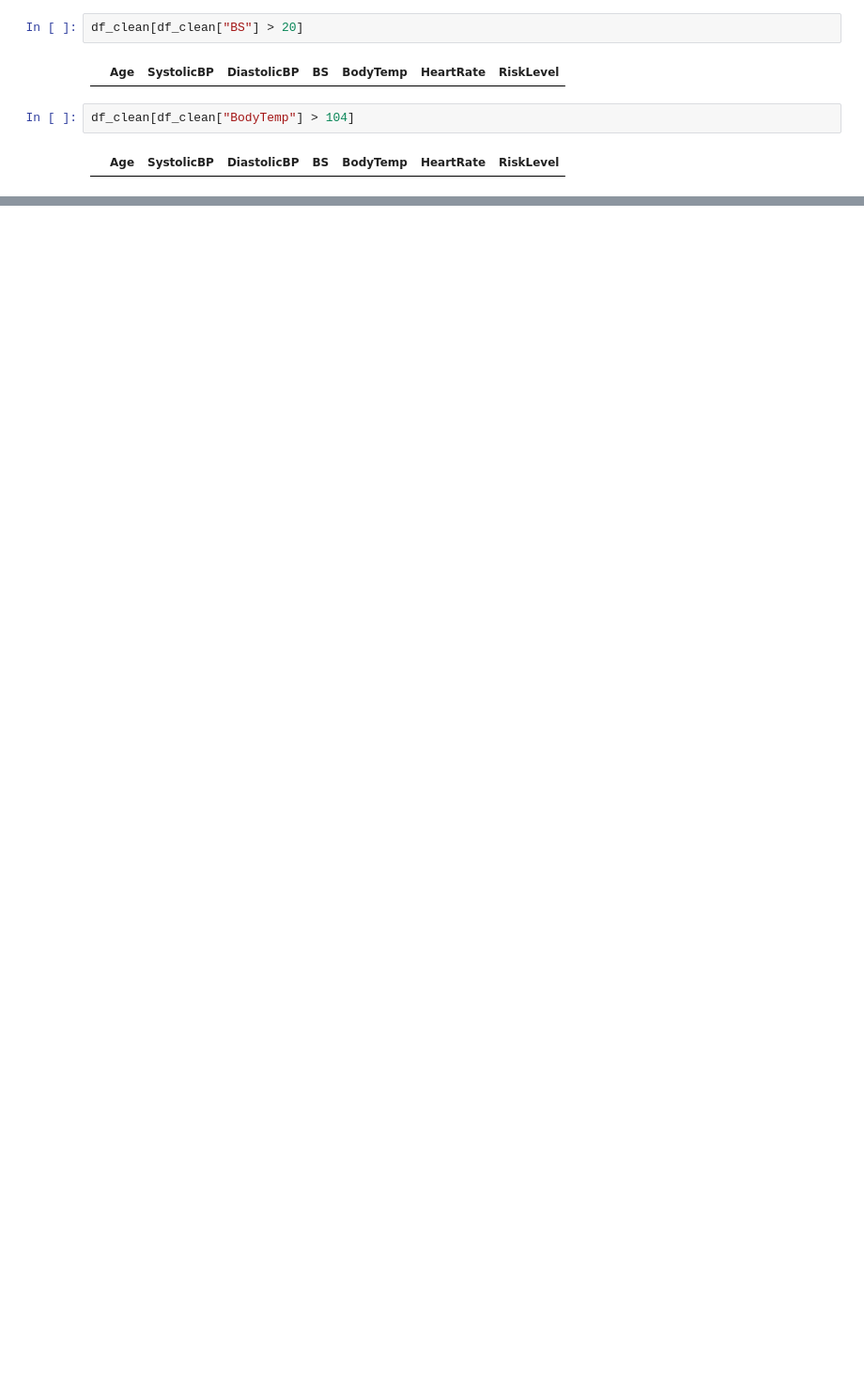
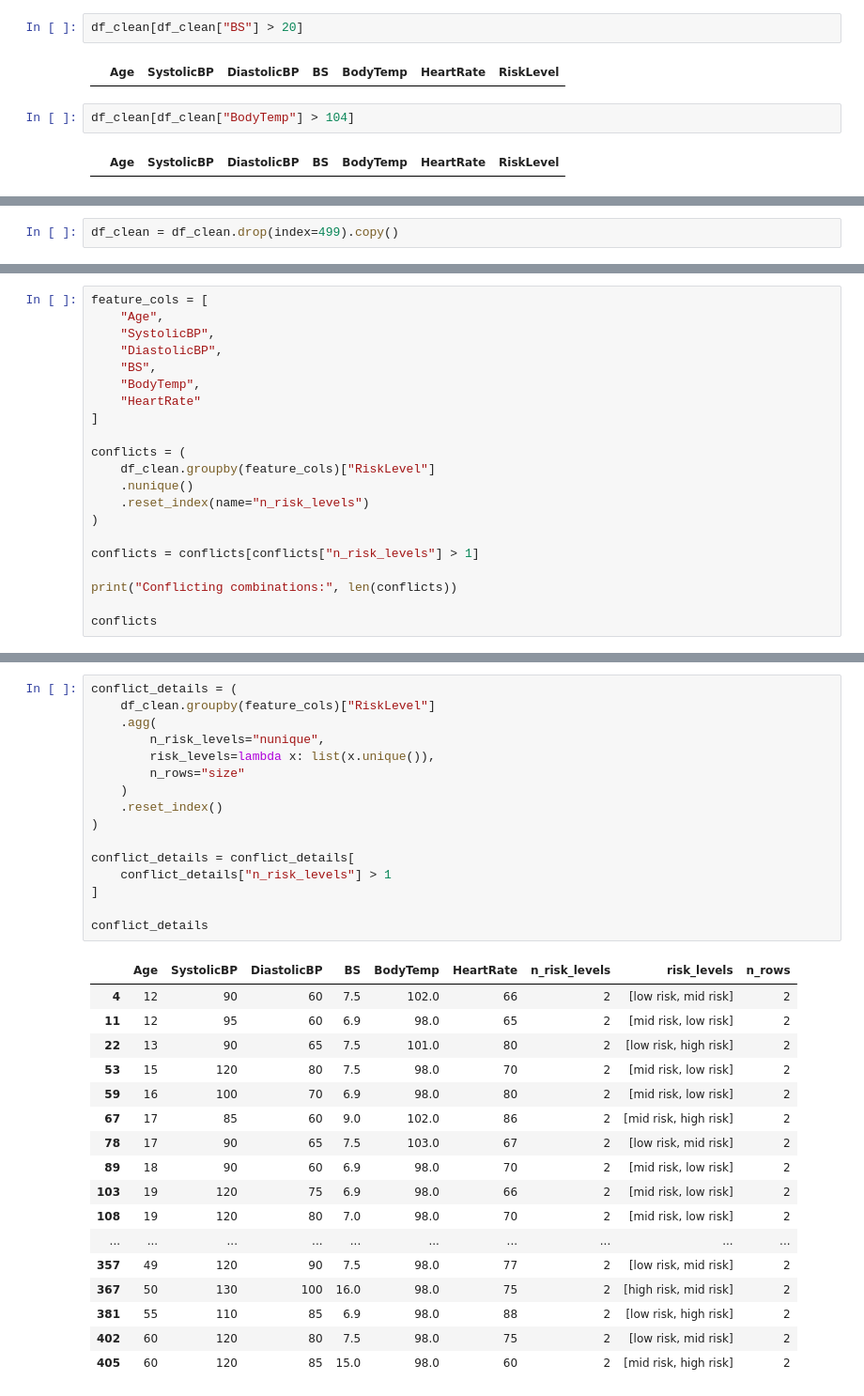
Before and after one commit to xloli20/SIC-MATERNAL-AI, a Jupyter notebook: ml/notebooks/preprocessing.ipynb, the cells around one changed output, grey strips where cells are left out. Shown at 94% size. Saved outputs shown, nothing was run; the diff lists cells and outputs as text; blank space fills up the shorter version.

Commit message:
data: clean and analyze dataset duplicates and conflicts

```diff
--- a/ml/notebooks/preprocessing.ipynb
+++ b/ml/notebooks/preprocessing.ipynb
@@ -314,0 +298,2 @@ df_clean.loc[499, "RiskLevel"]
+# %%
+df_clean = df_clean.drop(index=499).copy()
@@ -314,0 +393,21 @@ df_clean.loc[499, "RiskLevel"]
+# %%
+feature_cols = [
+    "Age",
+    "SystolicBP",
+    "DiastolicBP",
+    "BS",
+    "BodyTemp",
+    "HeartRate"
+]
+
+conflicts = (
+    df_clean.groupby(feature_cols)["RiskLevel"]
+    .nunique()
+    .reset_index(name="n_risk_levels")
+)
+
+conflicts = conflicts[conflicts["n_risk_levels"] > 1]
+
+print("Conflicting combinations:", len(conflicts))
+
+conflicts
@@ -314,0 +433,34 @@ df_clean.loc[499, "RiskLevel"]
+# %%
+conflict_details = (
+    df_clean.groupby(feature_cols)["RiskLevel"]
+    .agg(
+        n_risk_levels="nunique",
+        risk_levels=lambda x: list(x.unique()),
+        n_rows="size"
+    )
+    .reset_index()
+)
+
+conflict_details = conflict_details[
+    conflict_details["n_risk_levels"] > 1
+]
+
+conflict_details
+# %% [output]
+|  | Age | SystolicBP | DiastolicBP | BS | BodyTemp | HeartRate | n_risk_levels | risk_levels | n_rows |
+| 4 | 12 | 90 | 60 | 7.5 | 102.0 | 66 | 2 | [low risk, mid risk] | 2 |
+| 11 | 12 | 95 | 60 | 6.9 | 98.0 | 65 | 2 | [mid risk, low risk] | 2 |
+| 22 | 13 | 90 | 65 | 7.5 | 101.0 | 80 | 2 | [low risk, high risk] | 2 |
+| 53 | 15 | 120 | 80 | 7.5 | 98.0 | 70 | 2 | [mid risk, low risk] | 2 |
+| 59 | 16 | 100 | 70 | 6.9 | 98.0 | 80 | 2 | [mid risk, low risk] | 2 |
+| 67 | 17 | 85 | 60 | 9.0 | 102.0 | 86 | 2 | [mid risk, high risk] | 2 |
+| 78 | 17 | 90 | 65 | 7.5 | 103.0 | 67 | 2 | [low risk, mid risk] | 2 |
+| 89 | 18 | 90 | 60 | 6.9 | 98.0 | 70 | 2 | [mid risk, low risk] | 2 |
+| 103 | 19 | 120 | 75 | 6.9 | 98.0 | 66 | 2 | [mid risk, low risk] | 2 |
+| 108 | 19 | 120 | 80 | 7.0 | 98.0 | 70 | 2 | [mid risk, low risk] | 2 |
+| ... | ... | ... | ... | ... | ... | ... | ... | ... | ... |
+| 357 | 49 | 120 | 90 | 7.5 | 98.0 | 77 | 2 | [low risk, mid risk] | 2 |
+| 367 | 50 | 130 | 100 | 16.0 | 98.0 | 75 | 2 | [high risk, mid risk] | 2 |
+| 381 | 55 | 110 | 85 | 6.9 | 98.0 | 88 | 2 | [low risk, high risk] | 2 |
+| 402 | 60 | 120 | 80 | 7.5 | 98.0 | 75 | 2 | [low risk, mid risk] | 2 |
+| 405 | 60 | 120 | 85 | 15.0 | 98.0 | 60 | 2 | [mid risk, high risk] | 2 |
```
Also changed, not shown: parts of 17 cells of this notebook.
